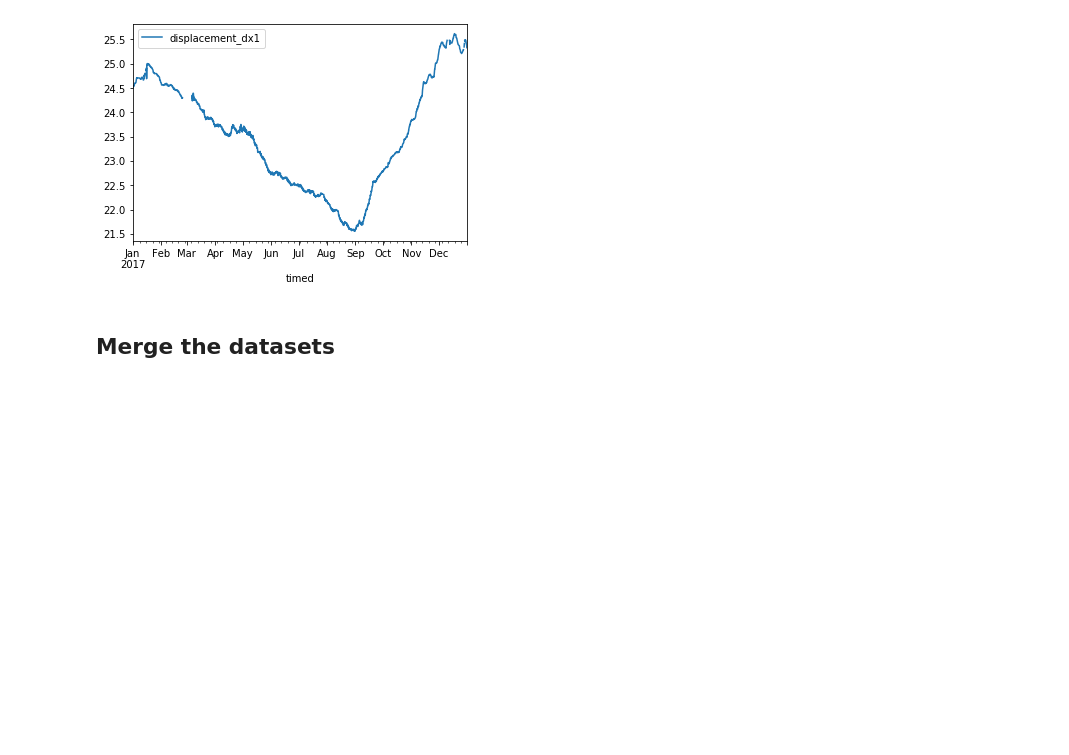
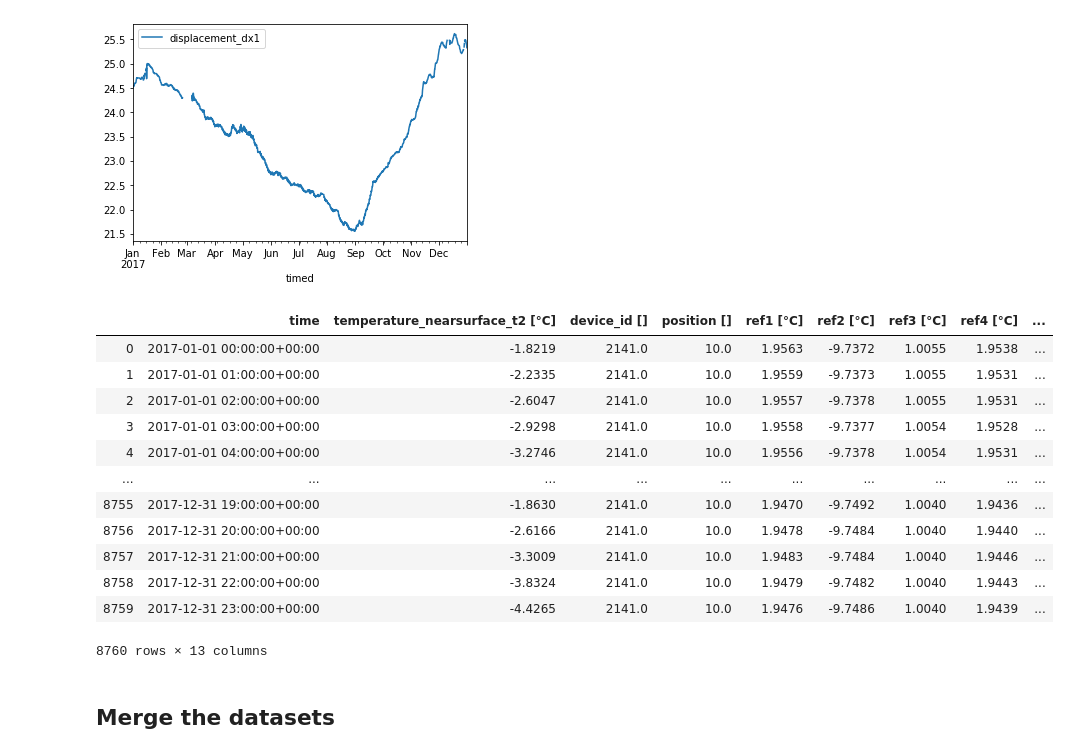
Before and after one commit to elonag/permafrostanalytics, a Jupyter notebook: scripts/LSTM_model_displacement.ipynb, the cells around one changed output. Drawn from its saved outputs; the diff is of its cells as text; code cells hidden in the pictures; blank space fills up the shorter version.

```diff
--- a/scripts/LSTM_model_displacement.ipynb
+++ b/scripts/LSTM_model_displacement.ipynb
@@ -37,6 +37,22 @@ plt.show()
 [figure]
 # %%
 displ = displ.dropna()
+# %%
+temp
+# %% [output]
+|  | time | temperature_nearsurface_t2 [°C] | device_id [] | position [] | ref1 [°C] | ref2 [°C] | ref3 [°C] | ref4 [°C] | ... |
+| 0 | 2017-01-01 00:00:00+00:00 | -1.8219 | 2141.0 | 10.0 | 1.9563 | -9.7372 | 1.0055 | 1.9538 | ... |
+| 1 | 2017-01-01 01:00:00+00:00 | -2.2335 | 2141.0 | 10.0 | 1.9559 | -9.7373 | 1.0055 | 1.9531 | ... |
+| 2 | 2017-01-01 02:00:00+00:00 | -2.6047 | 2141.0 | 10.0 | 1.9557 | -9.7378 | 1.0055 | 1.9531 | ... |
+| 3 | 2017-01-01 03:00:00+00:00 | -2.9298 | 2141.0 | 10.0 | 1.9558 | -9.7377 | 1.0054 | 1.9528 | ... |
+| 4 | 2017-01-01 04:00:00+00:00 | -3.2746 | 2141.0 | 10.0 | 1.9556 | -9.7378 | 1.0054 | 1.9531 | ... |
+| ... | ... | ... | ... | ... | ... | ... | ... | ... | ... |
+| 8755 | 2017-12-31 19:00:00+00:00 | -1.8630 | 2141.0 | 10.0 | 1.9470 | -9.7492 | 1.0040 | 1.9436 | ... |
+| 8756 | 2017-12-31 20:00:00+00:00 | -2.6166 | 2141.0 | 10.0 | 1.9478 | -9.7484 | 1.0040 | 1.9440 | ... |
+| 8757 | 2017-12-31 21:00:00+00:00 | -3.3009 | 2141.0 | 10.0 | 1.9483 | -9.7484 | 1.0040 | 1.9446 | ... |
+| 8758 | 2017-12-31 22:00:00+00:00 | -3.8324 | 2141.0 | 10.0 | 1.9479 | -9.7482 | 1.0040 | 1.9443 | ... |
+| 8759 | 2017-12-31 23:00:00+00:00 | -4.4265 | 2141.0 | 10.0 | 1.9476 | -9.7486 | 1.0040 | 1.9439 | ... |
+8760 rows × 13 columns
 # %% [markdown]
 ## Merge the datasets
 # %%
```
Also changed, not shown: parts of 11 cells of this notebook.
